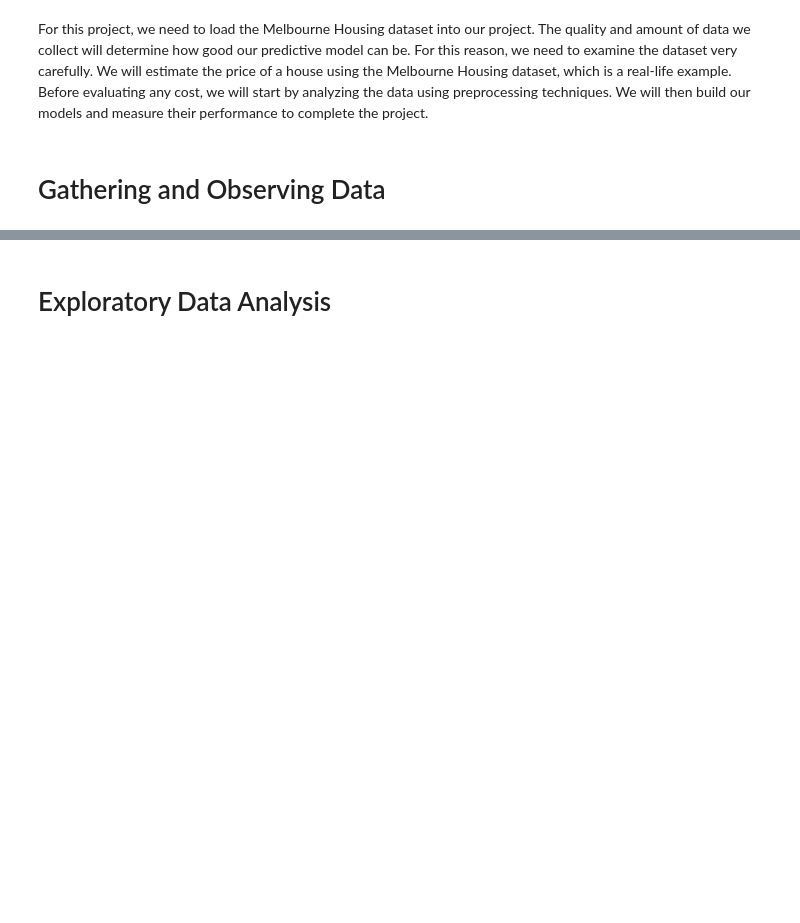
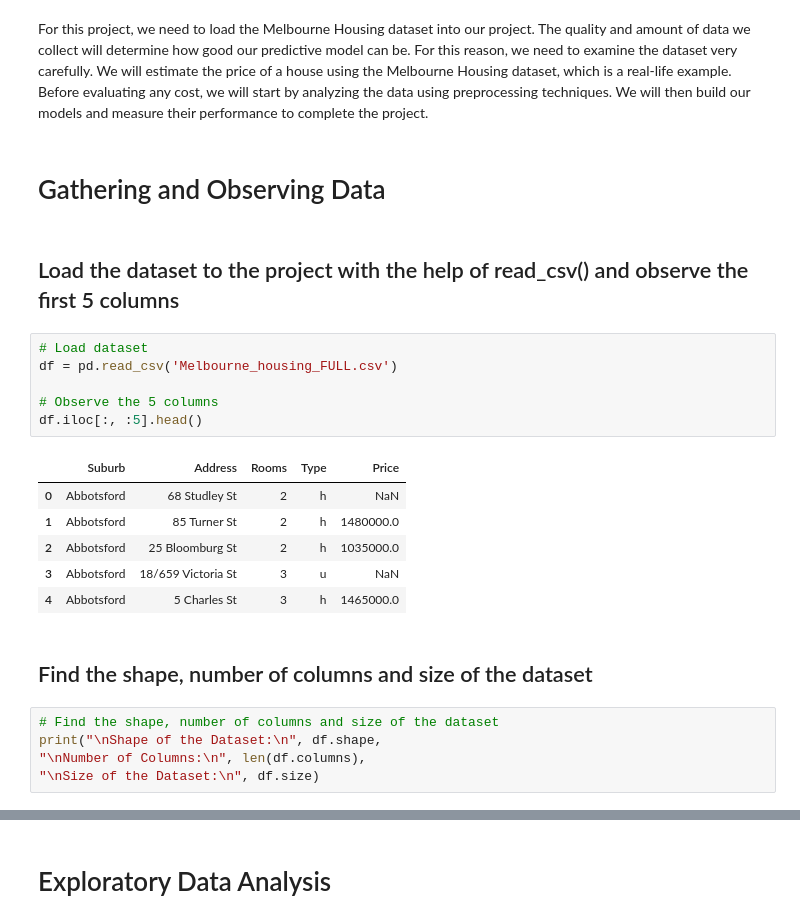
Before and after one commit to konerjonlar/Akbank-Makine-Ogrenmesi-Bootcamp, a Jupyter notebook: Housing_Price_Predictions.ipynb, the cells around one changed output, grey strips where cells are left out. Drawn from its saved outputs; the diff is of its cells as text; blank space fills up the shorter version.

```diff
--- a/Housing_Price_Predictions.ipynb
+++ b/Housing_Price_Predictions.ipynb
@@ -27,3 +30,25 @@ using preprocessing techniques. We will then build our models and measure their
 performance to complete the project.
 # %% [markdown]
 # Gathering and Observing Data
+# %% [markdown]
+## Load the dataset to the project with the help of read_csv() and observe the first 5 columns
+# %%
+# Load dataset
+df = pd.read_csv('Melbourne_housing_FULL.csv')
+
+# Observe the 5 columns
+df.iloc[:, :5].head()
+# %% [output]
+|  | Suburb | Address | Rooms | Type | Price |
+| 0 | Abbotsford | 68 Studley St | 2 | h | NaN |
+| 1 | Abbotsford | 85 Turner St | 2 | h | 1480000.0 |
+| 2 | Abbotsford | 25 Bloomburg St | 2 | h | 1035000.0 |
+| 3 | Abbotsford | 18/659 Victoria St | 3 | u | NaN |
+| 4 | Abbotsford | 5 Charles St | 3 | h | 1465000.0 |
+# %% [markdown]
+## Find the shape, number of columns and size of the dataset
+# %%
+# Find the shape, number of columns and size of the dataset
+print("\nShape of the Dataset:\n", df.shape,
+"\nNumber of Columns:\n", len(df.columns),
+"\nSize of the Dataset:\n", df.size)
```
Also changed, not shown: parts of 30 cells of this notebook.
